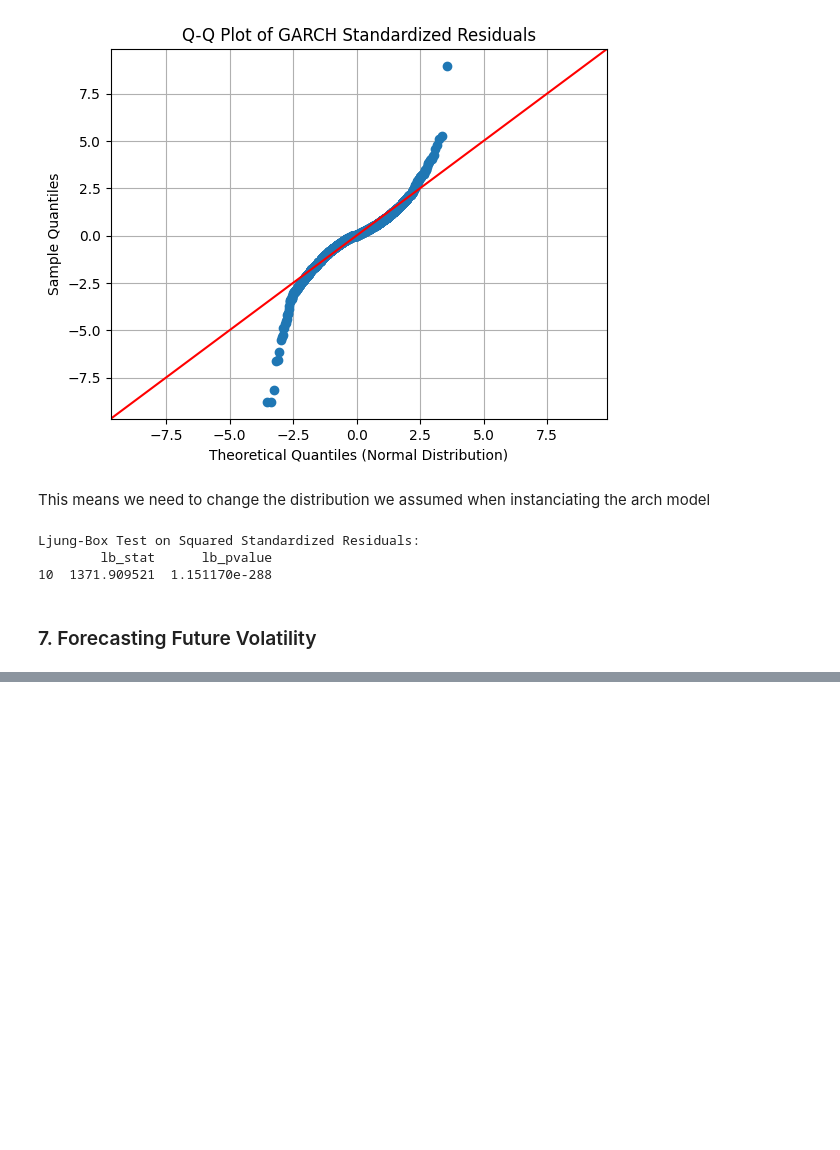
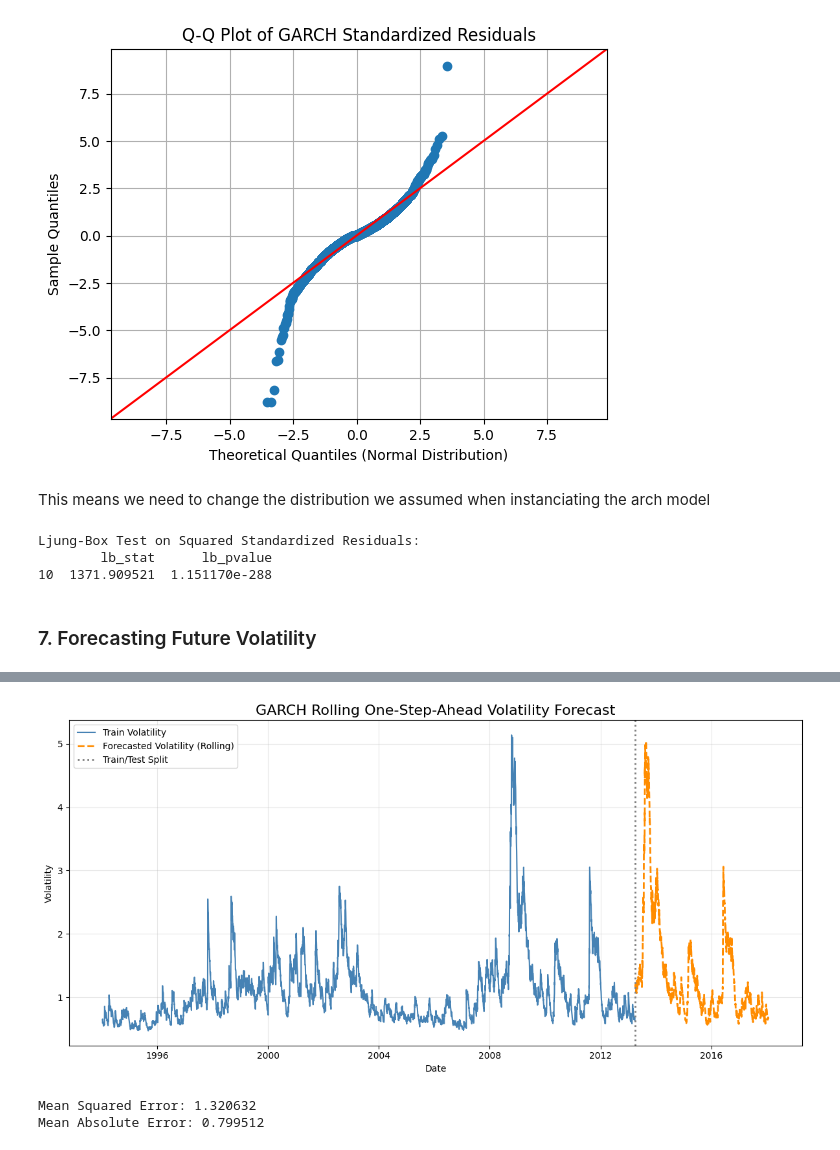
Before and after one commit to WamzMwangi/Advanced_Machine_Learning, a Jupyter notebook: Time_Series_Forecasting/Stock_prices_forecasting.ipynb, the cells around one changed output, grey strips where cells are left out. Drawn from its saved outputs; the diff is of its cells as text; code cells hidden in the pictures; blank space fills up the shorter version.

```diff
--- a/Time_Series_Forecasting/Stock_prices_forecasting.ipynb
+++ b/Time_Series_Forecasting/Stock_prices_forecasting.ipynb
@@ -856,0 +872,71 @@ Name: 2013-04-03 00:00:00, dtype: float64
+# %%
+# Define test size
+test_size = len(test)
+
+# Initialize list to store rolling predictions
+rolling_predictions = []
+
+# Rolling forecast loop
+for i in range(test_size):
+    # Expanding window: train on all data up to current point
+    train_data = train[:-(test_size-i)]
+
+    # Fit GARCH model (adjust p, q, and dist as needed)
+    model = arch_model(train_data, vol='Garch', p=1, q=1, dist='normal')
+    model_fit = model.fit(disp='off')
+
+    # One-step-ahead forecast
+    pred = model_fit.forecast(horizon=1, reindex=False)
+
+    # Extract volatility forecast (convert variance to volatility)
+    forecast_vol = np.sqrt(pred.variance.values[-1, 0])
+    rolling_predictions.append(forecast_vol)
+
+# Convert to pandas Series with test dates as index
+rolling_predictions = pd.Series(rolling_predictions, index=test.index)
+
+# Get historical conditional volatility from final model
+# Refit on full training data for comparison
+final_model = arch_model(train, vol='Garch', p=1, q=1, dist='normal')
+final_fit = final_model.fit(disp='off')
+hist_vol = final_fit.conditional_volatility
+
+# Plot results
+plt.figure(figsize=(12, 6))
+
+# Historical (train) volatility
+plt.plot(hist_vol.index, hist_vol.values,
+         label='Train Volatility', color='steelblue')
+
+# Forecasted (test) volatility - rolling predictions
+plt.plot(rolling_predictions.index, rolling_predictions.values,
+         label='Forecasted Volatility (Rolling)',
+         linestyle='--', color='darkorange', linewidth=2)
+
+# Mark the train-test split
+plt.axvline(test.index[0], color='gray', linestyle=':',
+            label='Train/Test Split', linewidth=2)
+
+plt.title("GARCH Rolling One-Step-Ahead Volatility Forecast", fontsize=16)
+plt.xlabel("Date")
+plt.ylabel("Volatility")
+plt.legend()
+plt.grid(alpha=0.3)
+plt.tight_layout()
+plt.show()
+# %% [output]
+[figure, added]
+# %%
+# Calculate realized volatility on test set (e.g., rolling std)
+realized_vol = test.rolling(window=22, min_periods=1).std()
+
+# Mean Squared Error
+mse = np.mean((rolling_predictions - realized_vol.dropna())**2)
+print(f"Mean Squared Error: {mse:.6f}")
+
+# Mean Absolute Error
+mae = np.mean(np.abs(rolling_predictions - realized_vol.dropna()))
+print(f"Mean Absolute Error: {mae:.6f}")
+# %% [output]
+Mean Squared Error: 1.320632
+Mean Absolute Error: 0.799512
```
Also changed, not shown: parts of 11 cells of this notebook.
